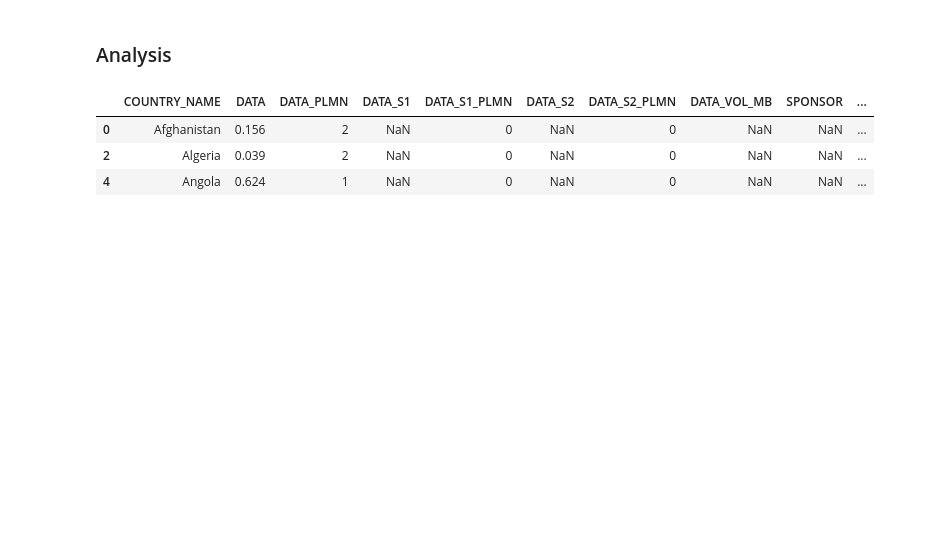
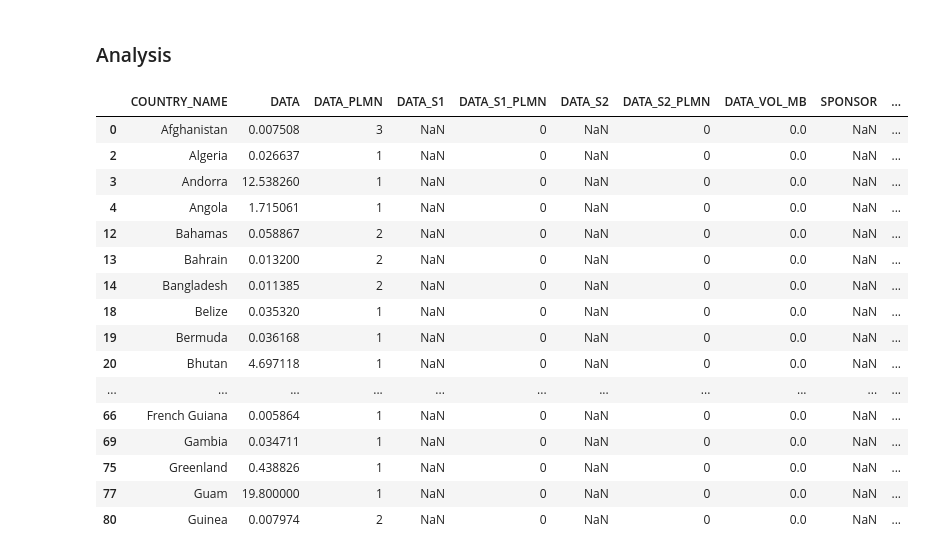
Before and after one commit to balobinp/RB_BD, a Jupyter notebook: RB_COMPARE_TARIFF_190431.ipynb, the cells around one changed output. Cells and saved outputs as stored; diff of their text form; code cells hidden in the pictures; blank space fills up the shorter version.

```diff
--- a/RB_COMPARE_TARIFF_190431.ipynb
+++ b/RB_COMPARE_TARIFF_190431.ipynb
@@ -11,10 +11,10 @@ import numpy as np
 downloads = r'c:\Users\balob\Downloads\DATA'
 
 # Country;Roaming Partner;TADIG;MOC;MTC;SMS;DATA;Service
-file_tariffs_new_sponsor = 'POL03_IOT_proposal_2019.csv'
+file_tariffs_new_sponsor = 'S9_191125_old.csv'
 
-dmi_allowed_list = 'DMI.dmi_allowed_list_export_Thu_May_30_2019.csv'
-bss_usage = 'bss_usage_2019_05.csv'
+dmi_allowed_list = 'DMI.dmi_allowed_list_export_Mon_Nov_25_2019.csv'
+bss_usage = 'bss_usage_2019_08.csv'
 # %%
 # Получаем Data usage для Combined
 
@@ -45,7 +45,7 @@ df_comb_usage.head(3)
 # %%
 # Получаем данные тарифов нового Спонсора
 
-df_new_sponsor = pd.read_csv(path.join(downloads, file_tariffs_new_sponsor), sep=';')
+df_new_sponsor = pd.read_csv(path.join(downloads, file_tariffs_new_sponsor), sep=',')
 df_new_sponsor.drop(['Service'], axis=1, inplace=True)
 df_new_sponsor.head(3)
 # %% [output]
@@ -270,16 +270,29 @@ df_compare_usage_group[df_compare_usage_group.COUNTRY_NAME.str.startswith('Satel
 # %%
 # Новые страны
 
 df_new = df_compare_usage_group[
     (df_compare_usage_group.DATA.notnull()) &
     (df_compare_usage_group.DATA_S1.isnull()) &
     (df_compare_usage_group.DATA_S2.isnull())]
-df_new.head(3)
+df_new.head(30)
 # %% [output]
 |  | COUNTRY_NAME | DATA | DATA_PLMN | DATA_S1 | DATA_S1_PLMN | DATA_S2 | DATA_S2_PLMN | DATA_VOL_MB | SPONSOR | ... |
-| 0 | Afghanistan | 0.156 | 2 | NaN | 0 | NaN | 0 | NaN | NaN | ... |
-| 2 | Algeria | 0.039 | 2 | NaN | 0 | NaN | 0 | NaN | NaN | ... |
-| 4 | Angola | 0.624 | 1 | NaN | 0 | NaN | 0 | NaN | NaN | ... |
+| 0 | Afghanistan | 0.007508 | 3 | NaN | 0 | NaN | 0 | 0.0 | NaN | ... |
+| 2 | Algeria | 0.026637 | 1 | NaN | 0 | NaN | 0 | 0.0 | NaN | ... |
+| 3 | Andorra | 12.538260 | 1 | NaN | 0 | NaN | 0 | 0.0 | NaN | ... |
+| 4 | Angola | 1.715061 | 1 | NaN | 0 | NaN | 0 | 0.0 | NaN | ... |
+| 12 | Bahamas | 0.058867 | 2 | NaN | 0 | NaN | 0 | 0.0 | NaN | ... |
+| 13 | Bahrain | 0.013200 | 2 | NaN | 0 | NaN | 0 | 0.0 | NaN | ... |
+| 14 | Bangladesh | 0.011385 | 2 | NaN | 0 | NaN | 0 | 0.0 | NaN | ... |
+| 18 | Belize | 0.035320 | 1 | NaN | 0 | NaN | 0 | 0.0 | NaN | ... |
+| 19 | Bermuda | 0.036168 | 1 | NaN | 0 | NaN | 0 | 0.0 | NaN | ... |
+| 20 | Bhutan | 4.697118 | 1 | NaN | 0 | NaN | 0 | 0.0 | NaN | ... |
+| ... | ... | ... | ... | ... | ... | ... | ... | ... | ... | ... |
+| 66 | French Guiana | 0.005864 | 1 | NaN | 0 | NaN | 0 | 0.0 | NaN | ... |
+| 69 | Gambia | 0.034711 | 1 | NaN | 0 | NaN | 0 | 0.0 | NaN | ... |
+| 75 | Greenland | 0.438826 | 1 | NaN | 0 | NaN | 0 | 0.0 | NaN | ... |
+| 77 | Guam | 19.800000 | 1 | NaN | 0 | NaN | 0 | 0.0 | NaN | ... |
+| 80 | Guinea | 0.007974 | 2 | NaN | 0 | NaN | 0 | 0.0 | NaN | ... |
 # %%
 # Выгружаем отчет в файл
 
```
Also changed, not shown: parts of 11 cells of this notebook, 45 other files.
